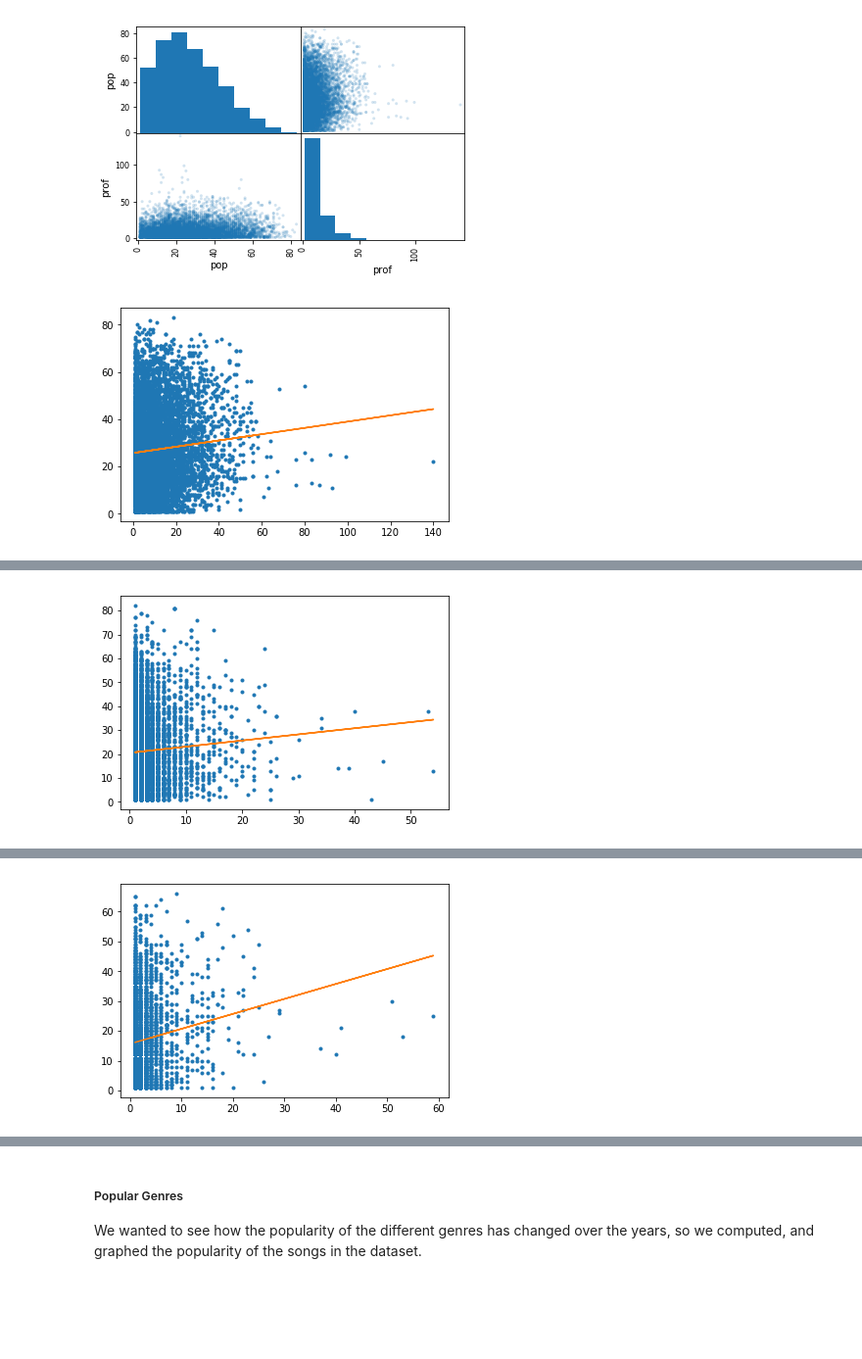
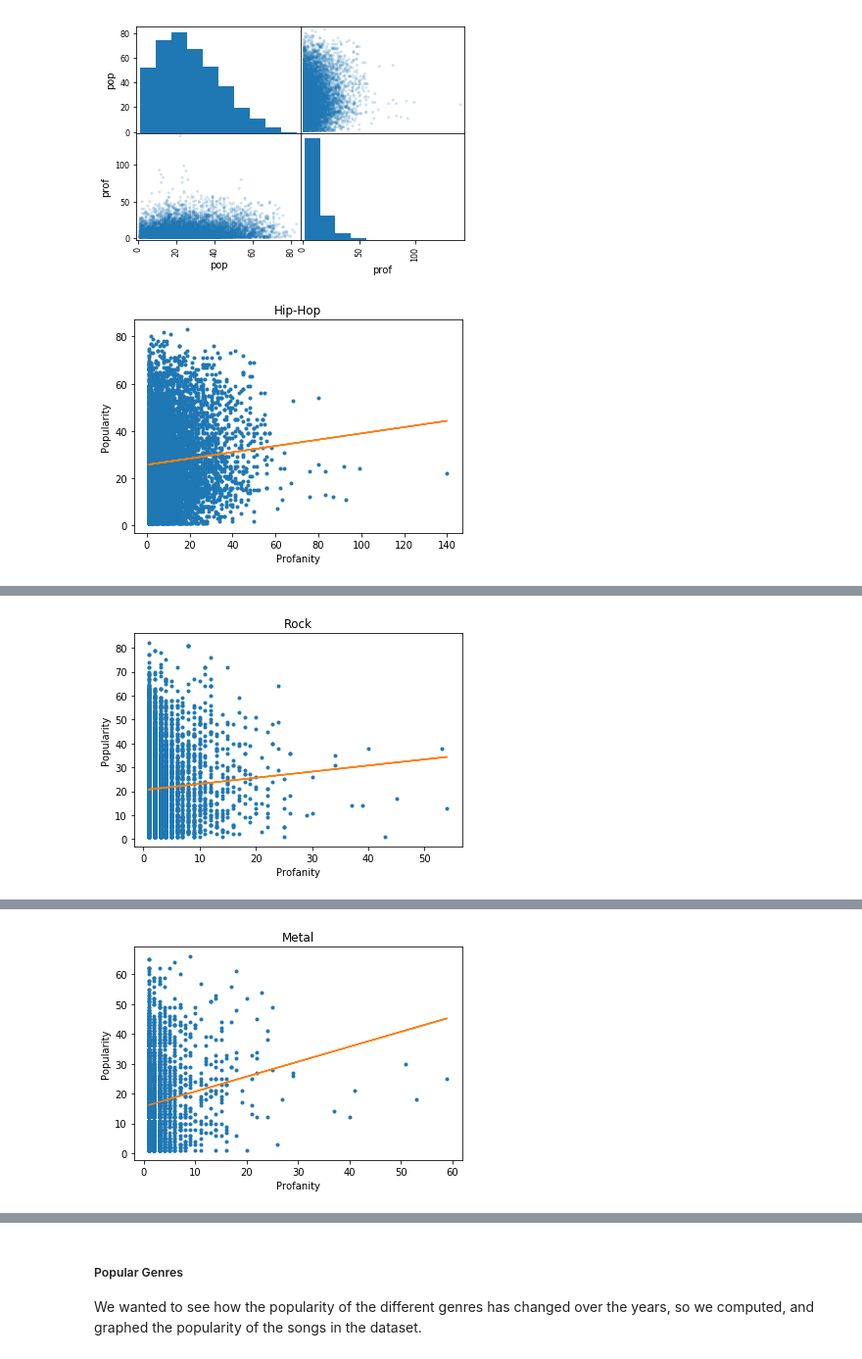
Before and after one commit to igneel73/Swearpop, a Jupyter notebook: Final Report.ipynb, the cells around one changed output, grey strips where cells are left out. Shown at 98% size. Saved outputs shown, nothing was run; the diff lists cells and outputs as text; code cells hidden in the pictures; blank space fills up the shorter version.

```diff
--- a/Final Report.ipynb
+++ b/Final Report.ipynb
@@ -426,16 +430,18 @@ Warnings:
 # %%
 # We plot the regression line on the scatter plot
 x = hiphop["prof"]
 y = hiphop["pop"]
 
 b, m = polyfit(x,y,1)
 
 plt.plot(x,y, '.')
 plt.plot(x, b + m*x, '-')
-plt.title()
+plt.title("Hip-Hop")
+plt.xlabel("Profanity")
+plt.ylabel("Popularity")
 plt.show()
 # %% [output]
-[figure, old version]
+[figure, new version]
 # %%
 # Rock
 rock = with_prof[with_prof["genre"] == "Rock"]
@@ -474,9 +480,12 @@ b, m = polyfit(x,y,1)
 
 plt.plot(x,y, '.')
 plt.plot(x, b + m*x, '-')
+plt.title("Rock")
+plt.xlabel("Profanity")
+plt.ylabel("Popularity")
 plt.show()
 # %% [output]
-[figure, old version]
+[figure, new version]
 # %%
 # Metal
 metal = with_prof[with_prof["genre"] == "Metal"]
@@ -515,9 +524,12 @@ b, m = polyfit(x,y,1)
 
 plt.plot(x,y, '.')
 plt.plot(x, b + m*x, '-')
+plt.title("Metal")
+plt.xlabel("Profanity")
+plt.ylabel("Popularity")
 plt.show()
 # %% [output]
-[figure, old version]
+[figure, new version]
 # %%
 # Pop
 pop = with_prof[with_prof["genre"] == "Pop"]
```
Also changed, not shown: parts of 9 cells of this notebook.
